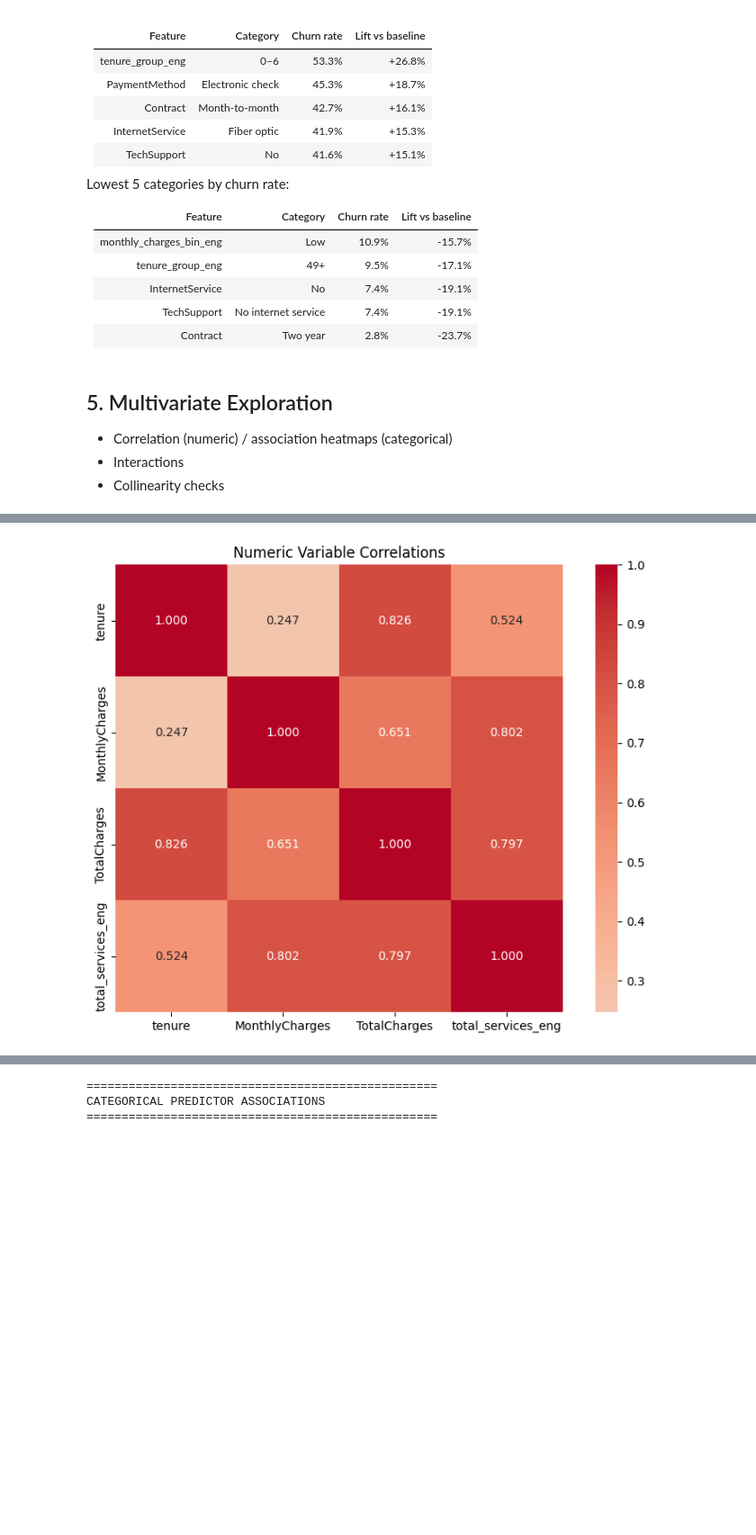
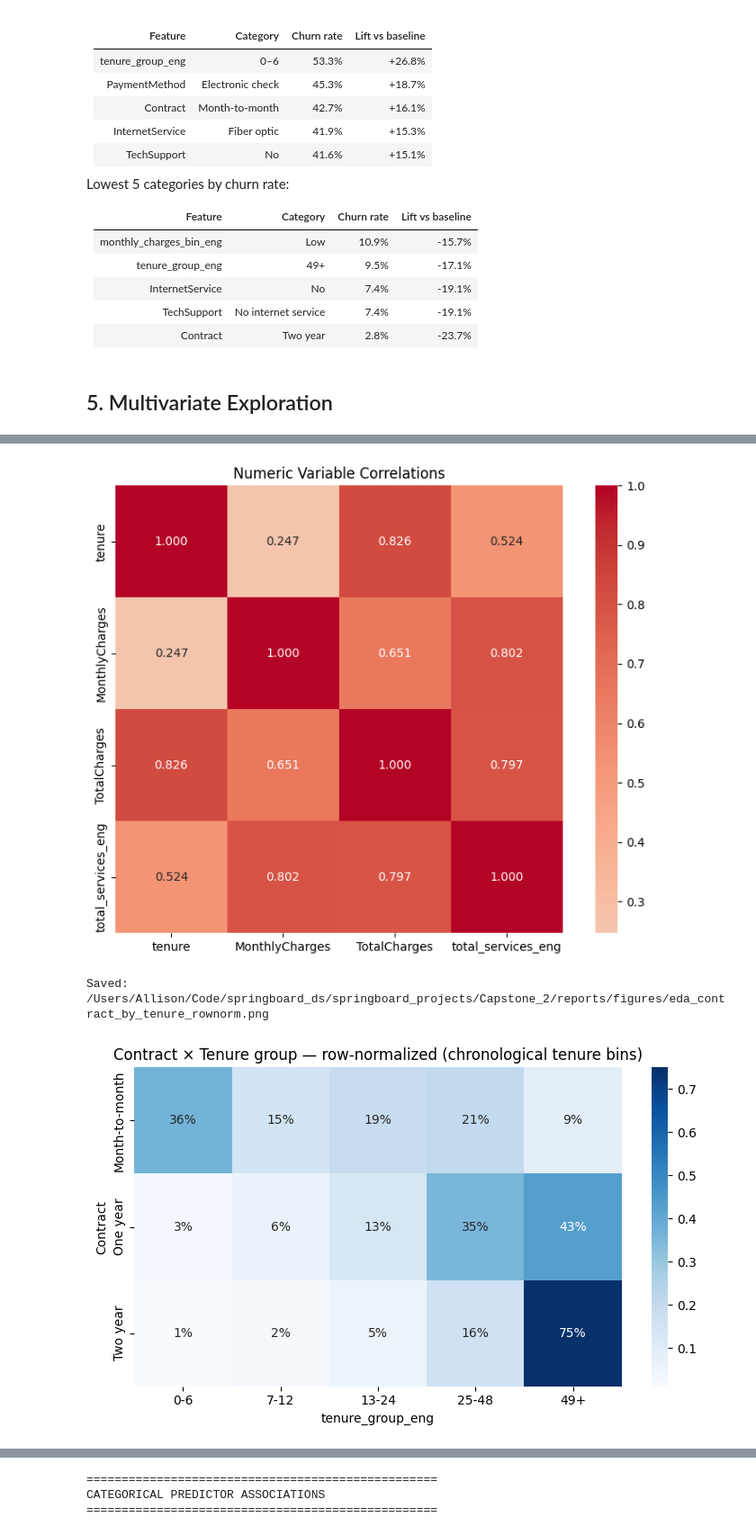
Before and after one commit to amschiltz/springboard_projects, a Jupyter notebook: Capstone_2/notebooks/02_telco_churn_eda_ams.ipynb, the cells around one changed output, grey strips where cells are left out. Shown: that part at 90% size. Saved outputs shown, nothing was run; the diff lists cells and outputs as text; code cells hidden in the pictures; blank space fills up the shorter version.

```diff
--- a/Capstone_2/notebooks/02_telco_churn_eda_ams.ipynb
+++ b/Capstone_2/notebooks/02_telco_churn_eda_ams.ipynb
@@ -46,5 +46,16 @@ plt.style.use('default')
 print("Environment | pandas", pd.__version__, "| numpy", np.__version__)
 # %% [output]
 Environment | pandas 2.3.3 | numpy 2.3.4
+# %%
+# Figure saving utilities
+from pathlib import Path
+FIG_DIR = Path('../reports/figures')
+FIG_DIR.mkdir(parents=True, exist_ok=True)
+
+def savefig(name: str, dpi: int = 300):
+    """Save current matplotlib figure to reports/figures with tight bbox."""
+    out_path = FIG_DIR / name
+    plt.savefig(out_path, dpi=dpi, bbox_inches='tight')
+    print(f"Saved: {out_path.resolve()}")
 # %% [markdown]
 ## 1. Load Clean Data & Manifests
@@ -537,9 +610,6 @@ Lowest 5 categories by churn rate:
 | Contract | Two year | 2.8% | -23.7% |
 # %% [markdown]
 ## 5. Multivariate Exploration
-- Correlation (numeric) / association heatmaps (categorical)
-- Interactions
-- Collinearity checks
 # %%
 # 5.1 Numeric-Numeric correlations - check multicollinearity
 print("NUMERIC VARIABLE CORRELATIONS")
@@ -557,10 +627,23 @@ plt.figure(figsize=(8, 6))
 sns.heatmap(correlation_matrix, annot=True, cmap='coolwarm', center=0,
             square=True, fmt='.3f')
 plt.title('Numeric Variable Correlations')
+savefig('eda_numeric_correlation_heatmap.png')
 plt.tight_layout()
 plt.show()
 
-# See markdown cell below for correlation analysis summary
+# Interaction heatmap: Contract × tenure_group_eng with enforced column order
+ordered_bins = ["0-6", "7-12", "13-24", "25-48", "49+"]
+ct = pd.crosstab(telco_clean['Contract'], telco_clean['tenure_group_eng'])
+ct = ct.reindex(columns=ordered_bins)
+ct_pct = ct.div(ct.sum(axis=1), axis=0)
+plt.figure(figsize=(7.5, 4.5))
+sns.heatmap(ct_pct, annot=True, fmt='.0%', cmap='Blues', cbar=True)
+plt.title('Contract × Tenure group — row-normalized (chronological tenure bins)')
+plt.xlabel('tenure_group_eng')
+plt.ylabel('Contract')
+savefig('eda_contract_by_tenure_rownorm.png')
+plt.tight_layout()
+plt.show()
 # %% [output]
 NUMERIC VARIABLE CORRELATIONS
 ========================================
@@ -573,4 +658,6 @@ total_services_eng  0.524441        0.802368      0.796885            1.000000
 [figure]
+Saved: /Users/Allison/Code/springboard_ds/springboard_projects/Capstone_2/reports/figures/eda_contract_by_tenure_rownorm.png
+[figure, added]
 # %% [markdown]
 #### High Correlations (>0.7)
 
```
Also changed, not shown: parts of 19 cells of this notebook, 5 other files.
